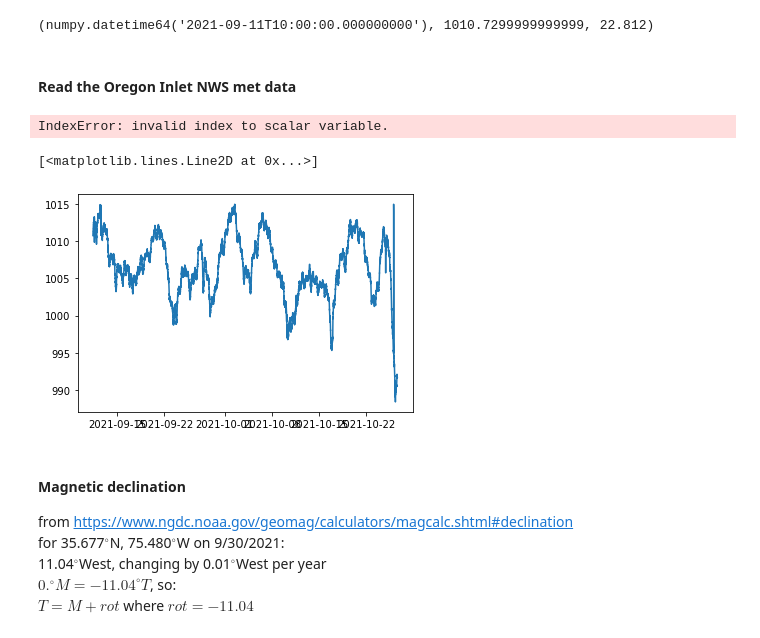
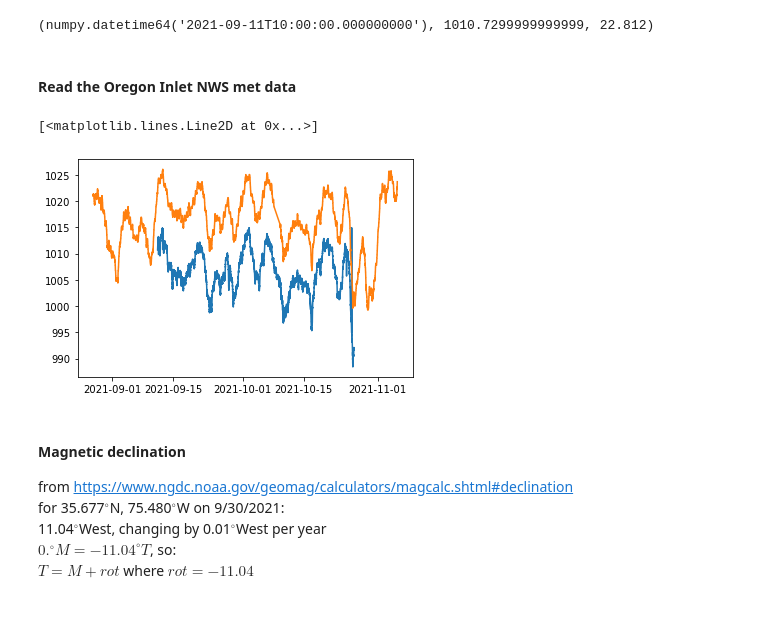
Before and after one commit to csherwood-usgs/DUNEX, a Jupyter notebook: plot_DUNEX_met_station.ipynb, the cells around one changed output. Drawn from its saved outputs; the diff is of its cells as text; code cells hidden in the pictures.

```diff
--- a/plot_DUNEX_met_station.ipynb
+++ b/plot_DUNEX_met_station.ipynb
@@ -77,24 +78,26 @@ thobo = dfh['Temp, °C (LGR S/N: 10079950, SEN S/N: 10079950)'].values
 dthobo[0],phobo[0],thobo[0]
 # %% [output]
 (numpy.datetime64('2021-09-11T10:00:00.000000000'), 1010.7299999999999, 22.812)
-# %% [markdown]
-#### Read the Oregon Inlet NWS met data
+# %% [markdown]
+#### Read the Oregon Inlet NWS met data
 # %%
+from dateutil import parser
 colnames = 'Station_ID,Date_Time,altimeter_set_1,air_temp_set_1,wind_speed_set_1,wind_direction_set_1,\
 wind_gust_set_1,precip_accum_set_1,T_water_temp_set_1,precip_accum_24_hour_set_1,weather_cond_code_set_1,\
 fuel_temp_set_1,wind_chill_set_1d,wind_cardinal_direction_set_1d,pressure_set_1d,weather_condition_set_1d'
 
 dfoi = pd.read_csv(pathn+fnoi,skiprows=8,header=None,sep=',')
-dfoi = dfoi.drop(dfoi.columns[[0, 7,8,9,10,11,12,13,14,15]], axis=1)
-#dfoi['dt'] = pd.to_datetime(dfoi.columns[0], format='%m/%d/%Y %H:%M')
-dfoi
+dfoi = dfoi.drop(dfoi.columns[[0,7,8,9,10,11,12,13,14,15]], axis=1)
+dfoi['dt'] = pd.to_datetime(dfoi[1], format='%m/%d/%Y %H:%M UTC')
+
+dtoi = dfoi['dt'].values
+atmosp_oi = dfoi[2].values/100.
-# %% [output]
-IndexError: invalid index to scalar variable.
 # %%
 plt.plot(dthobo,phobo)
+plt.plot(dtoi,atmosp_oi)
 # %% [output]
 [<matplotlib.lines.Line2D at 0x...>]
-[figure, old version]
+[figure, new version]
 # %% [markdown]
 #### Magnetic declination
 from https://www.ngdc.noaa.gov/geomag/calculators/magcalc.shtml#declination
```
Also changed, not shown: parts of 3 cells of this notebook, 1 other file.
